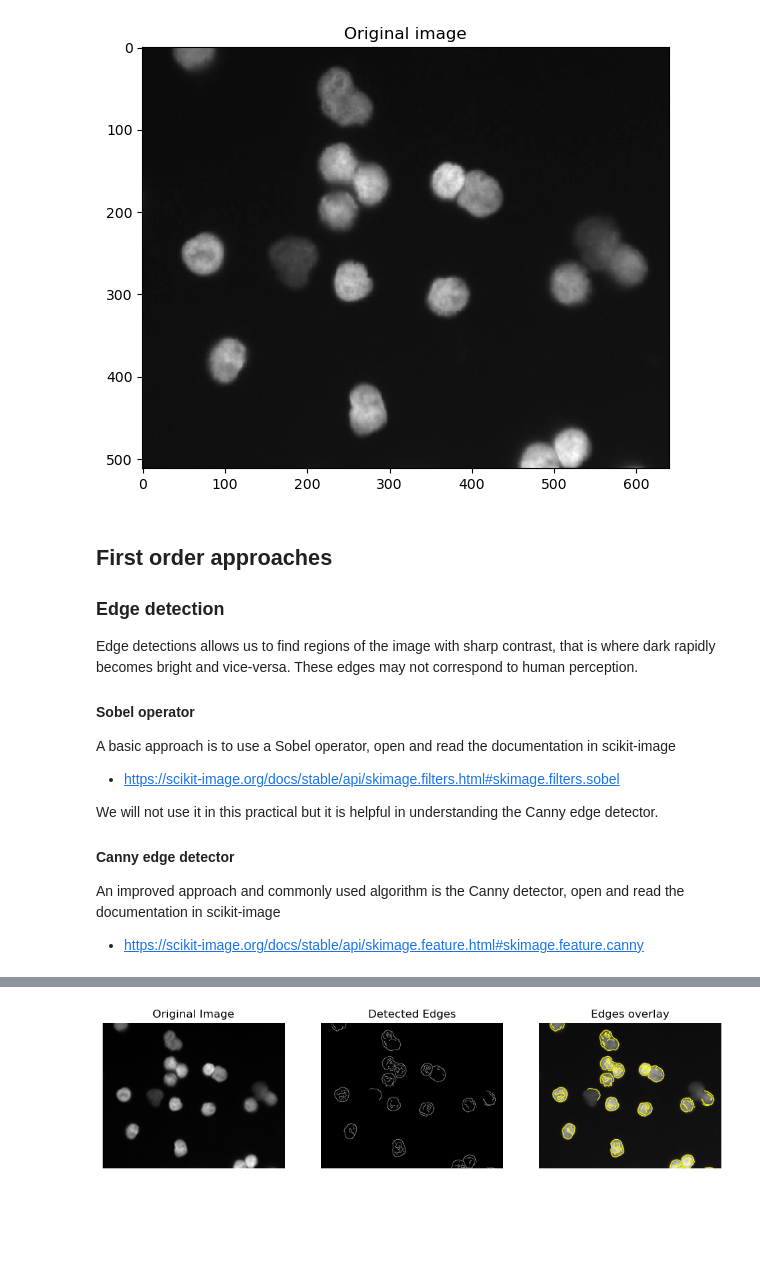
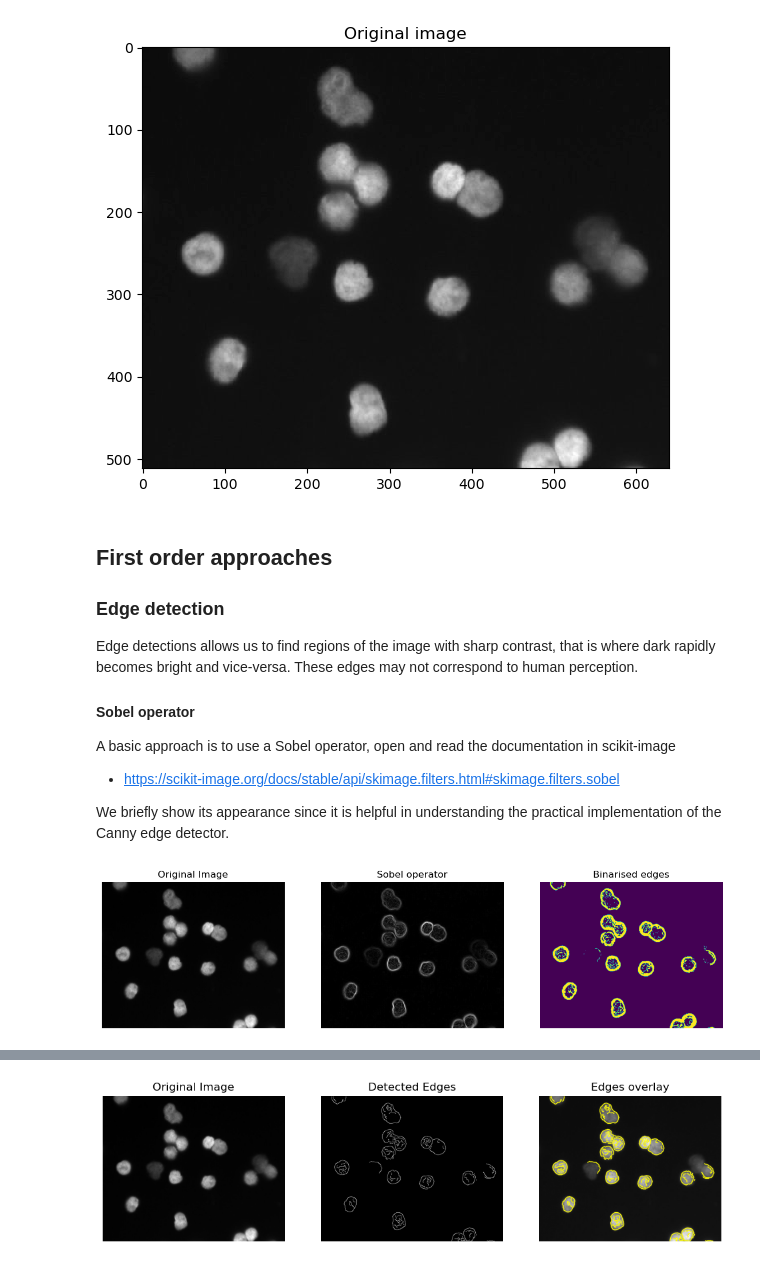
Before and after one commit to TranslationalML/course-image-analysis, a Jupyter notebook: module2/feature_extraction.ipynb, the cells around one changed output, grey strips where cells are left out. Cells and saved outputs as stored; diff of their text form; code cells hidden in the pictures; blank space fills up the shorter version.

Commit message:
(feat) added Sobel back in for smoother intro to Canny

```diff
--- a/module2/feature_extraction.ipynb
+++ b/module2/feature_extraction.ipynb
@@ -60,9 +62,31 @@ Edge detections allows us to find regions of the image with sharp contrast, that
 A basic approach is to use a Sobel operator, open and read the documentation in scikit-image
 - <https://scikit-image.org/docs/stable/api/skimage.filters.html#skimage.filters.sobel>
 
-We will not use it in this practical but it is helpful in understanding the Canny edge detector.
-
-#### Canny edge detector
-
-An improved approach and commonly used algorithm is the Canny detector, open and read the documentation in scikit-image
-- <https://scikit-image.org/docs/stable/api/skimage.feature.html#skimage.feature.canny>
+We briefly show its appearance since it is helpful in understanding the practical implementation of the Canny edge detector.
+# %%
+"""
+Sobel operator one neuroblastoma image
+"""
+
+# Detect edges using Sobel operator edge detector
+edges_sobel = sobel(img)
+
+# threshold the edges map with Otsu's method
+thresh = threshold_otsu(edges_sobel)
+edges_sobel_bin = edges_sobel > thresh
+
+# Display the original image, the Sobel the detected edges side by side
+fig, axes = plt.subplots(1, 3, figsize=(14, 7))
+axes[0].imshow(img, cmap='gray')
+axes[0].set_title('Original Image')
+axes[0].axis('off')
+axes[1].imshow(edges_sobel, cmap='gray')
+axes[1].set_title('Sobel operator')
+axes[1].axis('off')
+axes[2].imshow(edges_sobel_bin)
+axes[2].set_title('Binarised edges')
+axes[2].axis('off')
+
+plt.show()
+# %% [output]
+[figure, added]
```
Also changed, not shown: parts of 2 cells of this notebook.
